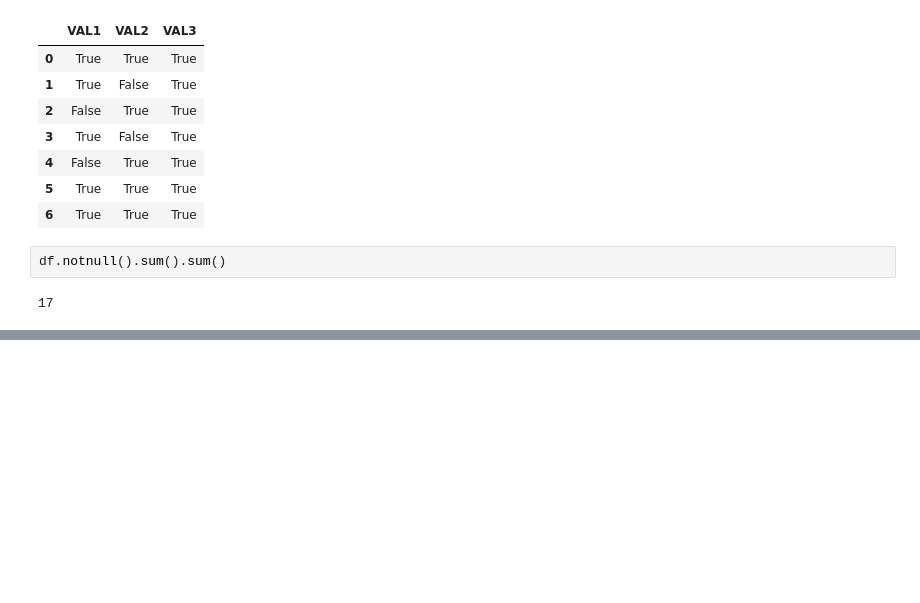
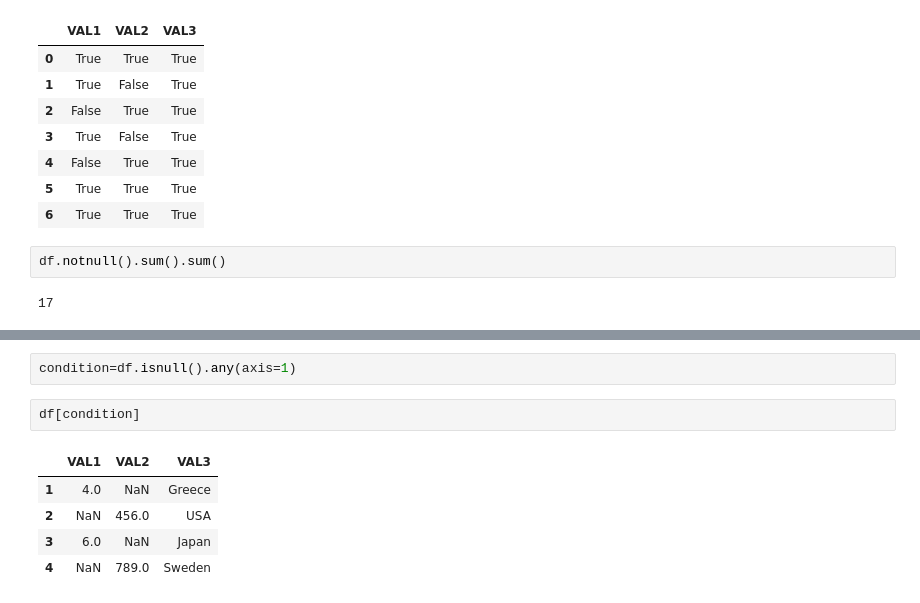
Before and after one commit to chshahid119/data-science-notes, a Jupyter notebook: Complete data science OakAcademy/Shahid Notes/pandas notebook/pandas01.ipynb, the cells around one changed output, grey strips where cells are left out. Cells and saved outputs as stored; diff of their text form; blank space fills up the shorter version.

```diff
--- a/Complete data science OakAcademy/Shahid Notes/pandas notebook/pandas01.ipynb
+++ b/Complete data science OakAcademy/Shahid Notes/pandas notebook/pandas01.ipynb
@@ -1274,0 +1335,10 @@ df.notnull().sum().sum()
+# %%
+condition=df.isnull().any(axis=1)
+# %%
+df[condition]
+# %% [output]
+|  | VAL1 | VAL2 | VAL3 |
+| 1 | 4.0 | NaN | Greece |
+| 2 | NaN | 456.0 | USA |
+| 3 | 6.0 | NaN | Japan |
+| 4 | NaN | 789.0 | Sweden |
```
Also changed, not shown: parts of 22 cells of this notebook.
